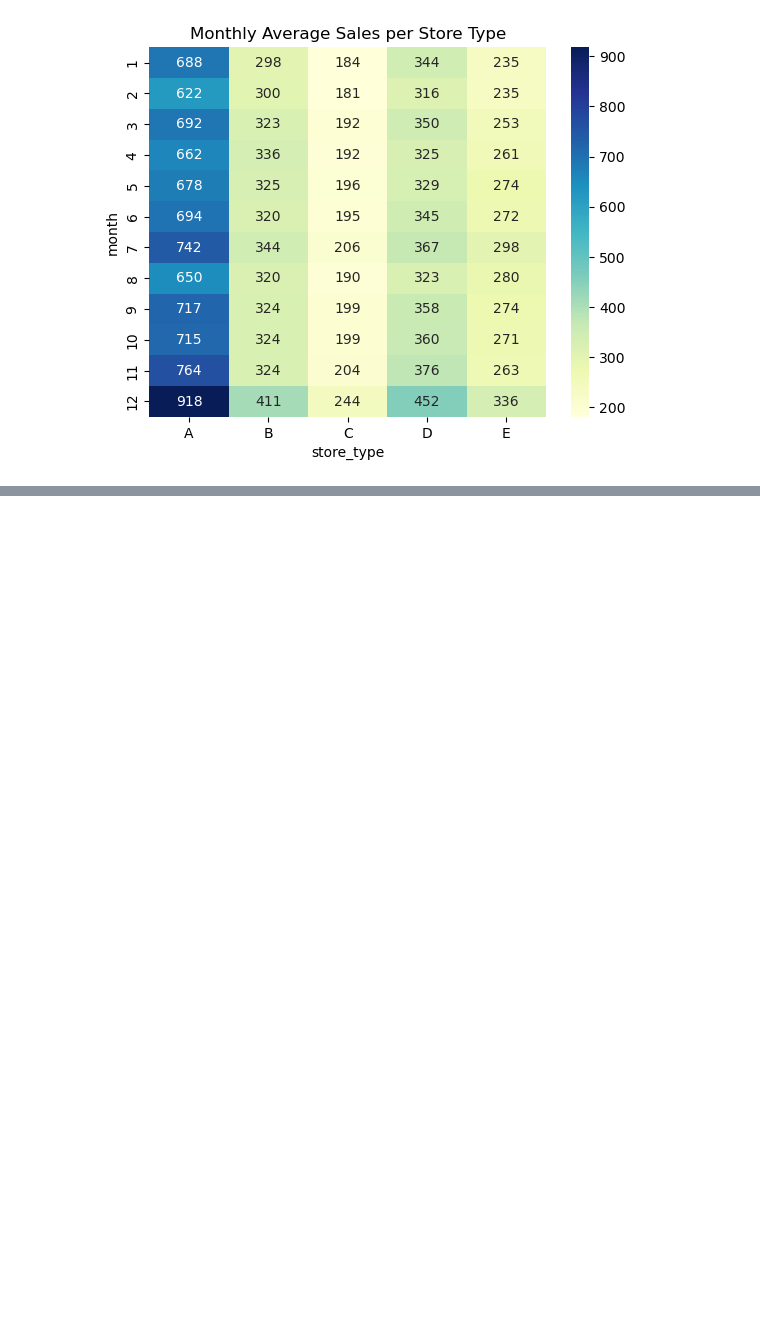
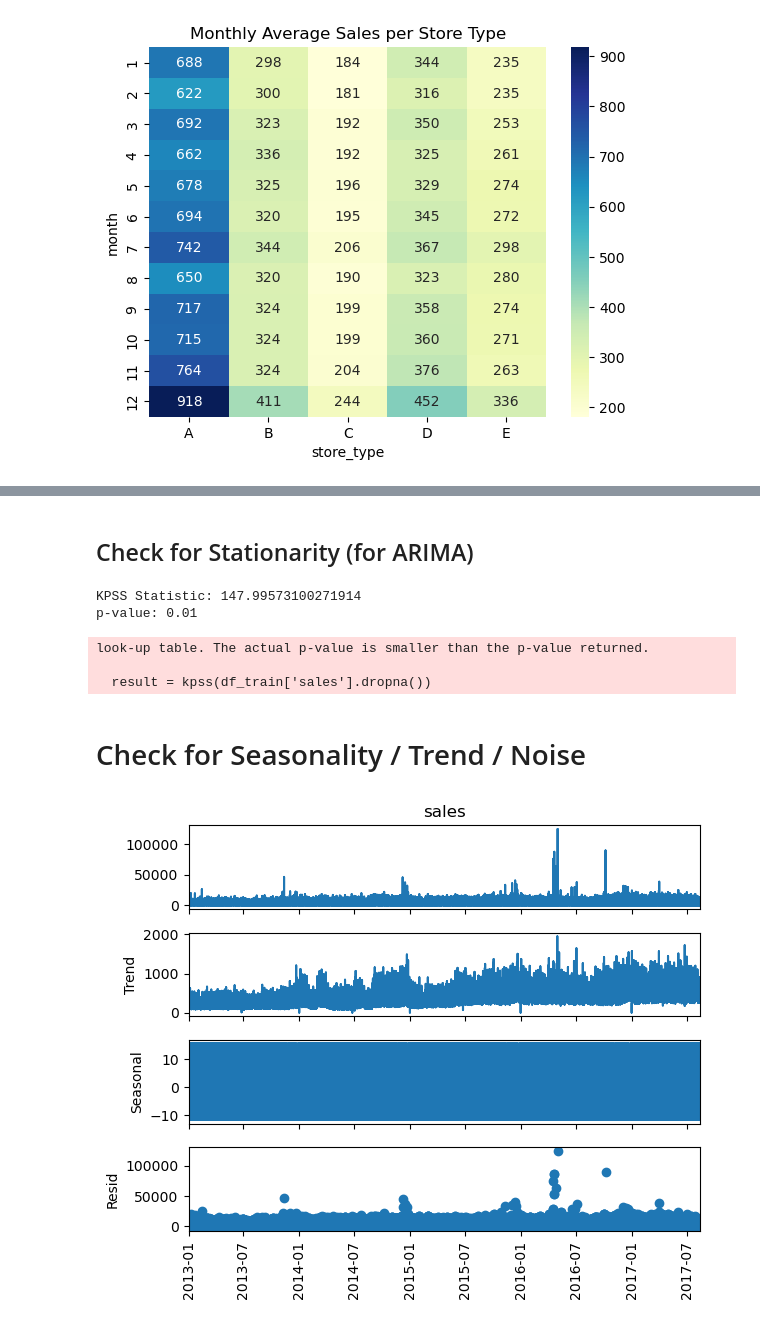
Before and after one commit to Seif-Eldin-Omar/sales-forecasting-optimization, a Jupyter notebook: notebooks/EDA_NB1.ipynb, the cells around one changed output, grey strips where cells are left out. Drawn from its saved outputs; the diff is of its cells as text; code cells hidden in the pictures; blank space fills up the shorter version.

```diff
--- a/notebooks/EDA_NB1.ipynb
+++ b/notebooks/EDA_NB1.ipynb
@@ -619,0 +618,25 @@ plt.show()
+# %% [markdown]
+## Check for Stationarity (for ARIMA)
+# %%
+from statsmodels.tsa.stattools import kpss
+
+result = kpss(df_train['sales'].dropna())
+print(f"KPSS Statistic: {result[0]}")
+print(f"p-value: {result[1]}")
+# %% [output]
+KPSS Statistic: 147.99573100271914
+p-value: 0.01
+look-up table. The actual p-value is smaller than the p-value returned.
+
+  result = kpss(df_train['sales'].dropna())
+# %% [markdown]
+# Check for Seasonality / Trend / Noise
+# %%
+from statsmodels.tsa.seasonal import seasonal_decompose
+
+result = seasonal_decompose(df_train['sales'], model='additive', period=365)
+result.plot()
+plt.xticks(rotation=90)
+plt.show()
+# %% [output]
+[figure, added]
```
Also changed, not shown: parts of 12 cells of this notebook.
